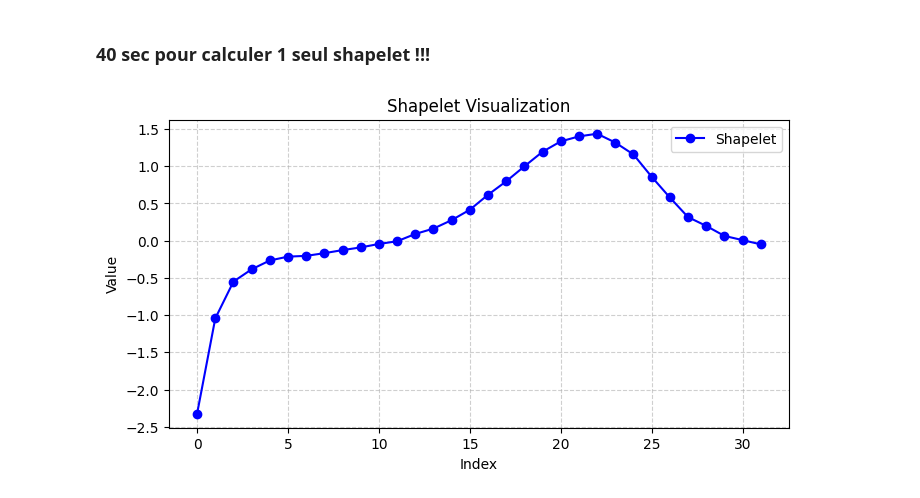
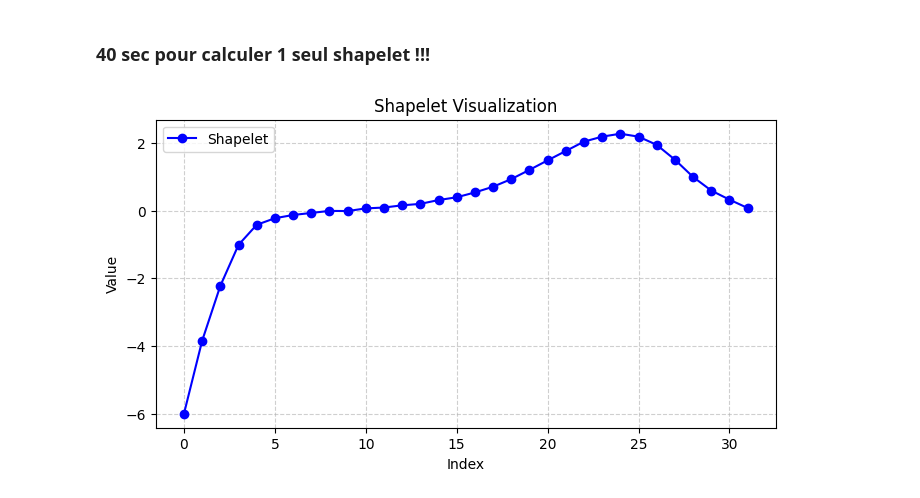
Before and after one commit to CorentinPernot/FASTShapelets_TS, a Jupyter notebook: notebooks/results.ipynb, the cells around one changed output. Drawn from its saved outputs; the diff is of its cells as text; code cells hidden in the pictures.

```diff
--- a/notebooks/results.ipynb
+++ b/notebooks/results.ipynb
@@ -265,6 +262,6 @@ min_length = 32
 max_length = 33
 final_shapelets, max_gain_shapelets, min_gap_shapelets = main_shapelets_bf(X_train_scaled, y_train, min_length=min_length, max_length=max_length, metric='eucl')
 # %%
-plot_shapelet(shapelets_dict[min_length])
+plot_shapelet(final_shapelets[min_length])
 # %% [output]
-[figure, old version]
+[figure, new version]
```
Also changed, not shown: parts of 21 cells of this notebook, 1 other file.
